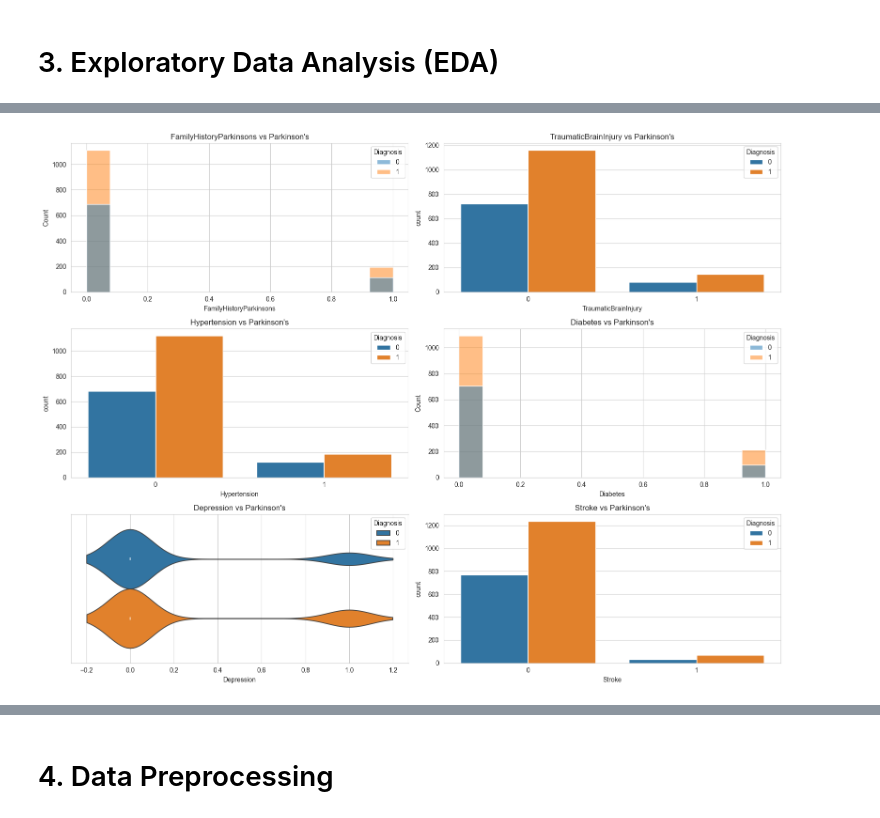
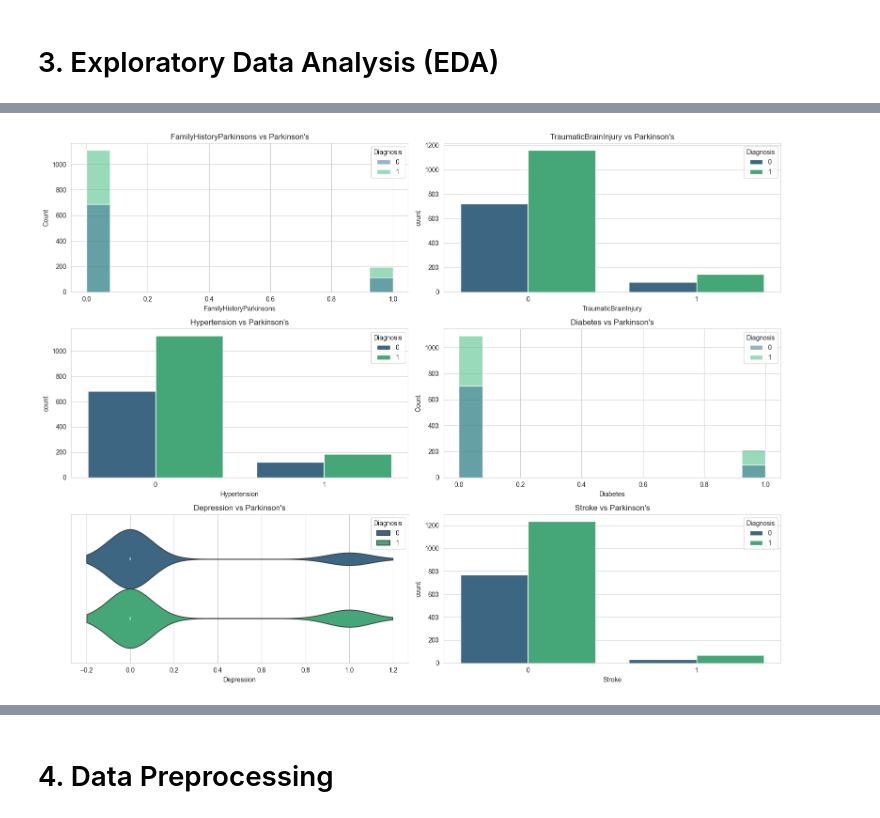
Before and after one commit to ShivekGosain/Parkinson-s_Disease_Detection, a Jupyter notebook: Parkinson's_Detection.ipynb, the cells around one changed output, grey strips where cells are left out. Cells and saved outputs as stored; diff of their text form; code cells hidden in the pictures.

```diff
--- a/Parkinson's_Detection.ipynb
+++ b/Parkinson's_Detection.ipynb
@@ -184,27 +184,27 @@ plt.show()
 # %%
 # Family history and comorbidities vs Parkinson's
 
 fig, axes = plt.subplots(3,2, figsize = (16,12))
 
-sns.histplot(x = 'FamilyHistoryParkinsons', hue = "Diagnosis", data = df, ax = axes[0,0])
+sns.histplot(x = 'FamilyHistoryParkinsons', hue = "Diagnosis", data = df, ax = axes[0,0], palette = 'viridis')
 axes[0,0].set_title("FamilyHistoryParkinsons vs Parkinson's")
 
-sns.countplot(x = 'TraumaticBrainInjury', hue = "Diagnosis", data = df, ax = axes[0,1])
+sns.countplot(x = 'TraumaticBrainInjury', hue = "Diagnosis", data = df, ax = axes[0,1], palette = 'viridis')
 axes[0,1].set_title("TraumaticBrainInjury vs Parkinson's")
 
-sns.countplot(x = 'Hypertension', hue = "Diagnosis", data = df, ax = axes[1,0])
+sns.countplot(x = 'Hypertension', hue = "Diagnosis", data = df, ax = axes[1,0], palette = 'viridis')
 axes[1,0].set_title("Hypertension vs Parkinson's")
 
-sns.histplot(x = 'Diabetes', hue = "Diagnosis", data = df, ax = axes[1,1])
+sns.histplot(x = 'Diabetes', hue = "Diagnosis", data = df, ax = axes[1,1], palette = 'viridis')
 axes[1,1].set_title("Diabetes vs Parkinson's")
 
-sns.violinplot(x = 'Depression', hue = "Diagnosis", data = df, ax = axes[2,0])
+sns.violinplot(x = 'Depression', hue = "Diagnosis", data = df, ax = axes[2,0], palette = 'viridis')
 axes[2,0].set_title("Depression vs Parkinson's")
 
-sns.countplot(x = 'Stroke', hue = "Diagnosis", data = df, ax = axes[2,1])
+sns.countplot(x = 'Stroke', hue = "Diagnosis", data = df, ax = axes[2,1], palette = 'viridis')
 axes[2,1].set_title("Stroke vs Parkinson's")
 
 plt.tight_layout()
 plt.show()
 # %% [output]
-[figure, old version]
+[figure, new version]
```
Also changed, not shown: parts of 6 cells of this notebook.
